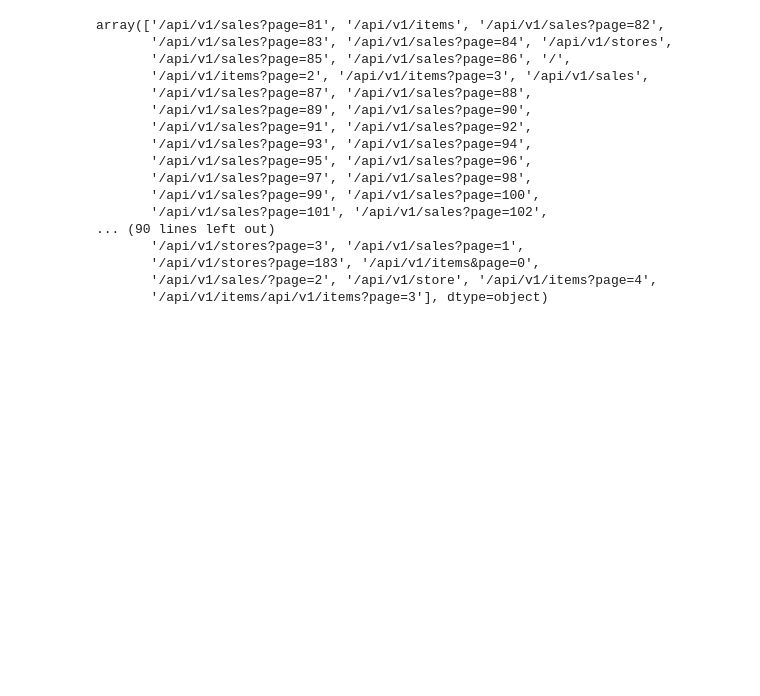
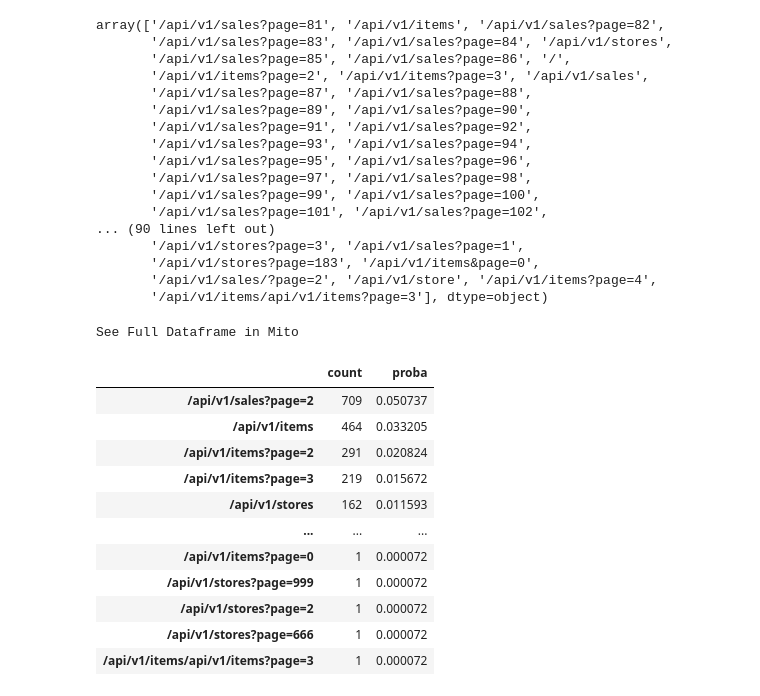
Before and after one commit to stephenkipkurui/anomaly-detection-excercises, a Jupyter notebook: discrete_anomaly_detection.ipynb, the cells around one changed output. Saved outputs shown, nothing was run; the diff lists cells and outputs as text; code cells hidden in the pictures; blank space fills up the shorter version.

```diff
--- a/discrete_anomaly_detection.ipynb
+++ b/discrete_anomaly_detection.ipynb
@@ -209,3 +227,22 @@ array(['/api/v1/sales?page=81', '/api/v1/items', '/api/v1/sales?page=82',
        '/api/v1/stores?page=183', '/api/v1/items&page=0',
        '/api/v1/sales/?page=2', '/api/v1/store', '/api/v1/items?page=4',
        '/api/v1/items/api/v1/items?page=3'], dtype=object)
+# %%
+# Call the function to calculate the value counts and probability for each ip address
+
+path_df = value_count_and_proba(df.request_path)
+path_df
+# %% [output]
+See Full Dataframe in Mito
+|  | count | proba |
+| /api/v1/sales?page=2 | 709 | 0.050737 |
+| /api/v1/items | 464 | 0.033205 |
+| /api/v1/items?page=2 | 291 | 0.020824 |
+| /api/v1/items?page=3 | 219 | 0.015672 |
+| /api/v1/stores | 162 | 0.011593 |
+| ... | ... | ... |
+| /api/v1/items?page=0 | 1 | 0.000072 |
+| /api/v1/stores?page=999 | 1 | 0.000072 |
+| /api/v1/stores?page=2 | 1 | 0.000072 |
+| /api/v1/stores?page=666 | 1 | 0.000072 |
+| /api/v1/items/api/v1/items?page=3 | 1 | 0.000072 |
```
Also changed, not shown: parts of 7 cells of this notebook.
